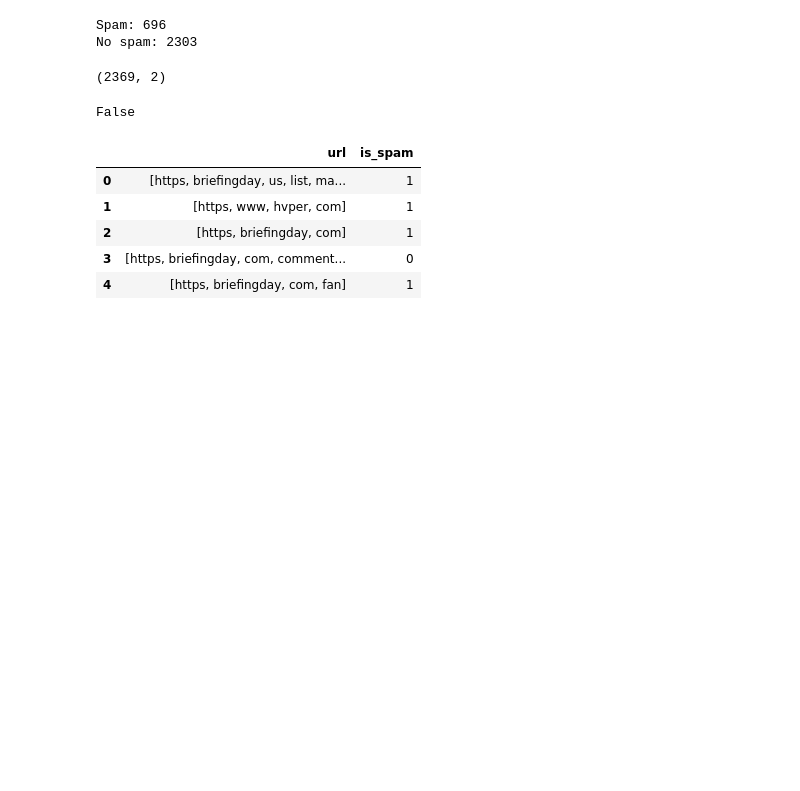
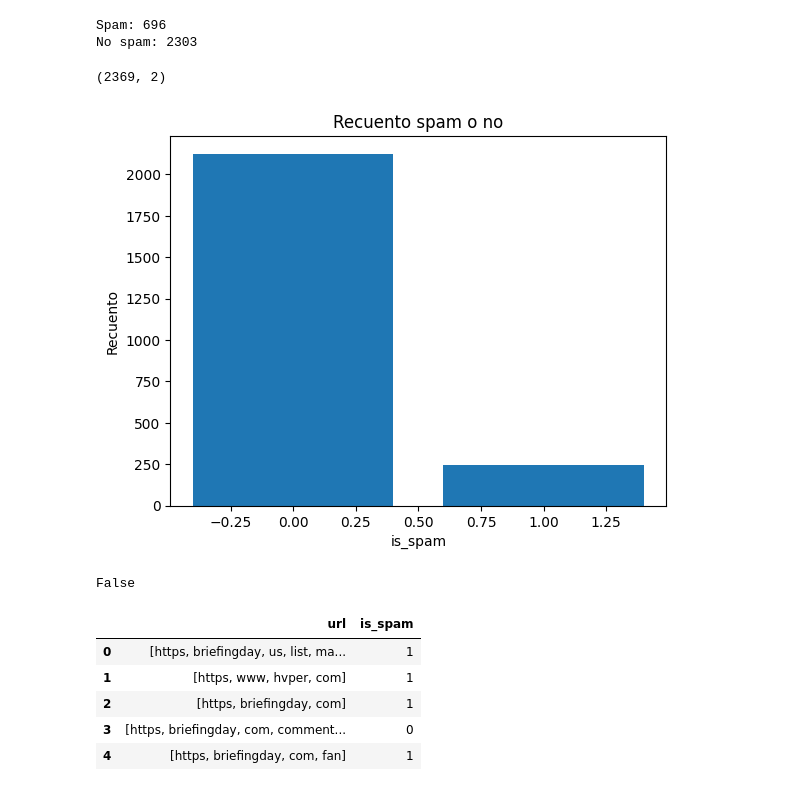
Before and after one commit to RmVa23/NLP, a Jupyter notebook: src/explore.ipynb, the cells around one changed output. Cells and saved outputs as stored; diff of their text form; code cells hidden in the pictures; blank space fills up the shorter version.

```diff
--- a/src/explore.ipynb
+++ b/src/explore.ipynb
@@ -54,6 +55,22 @@ data = data.reset_index(inplace = False, drop = True)
 data.shape
 # %% [output]
 (2369, 2)
+# %%
+# Contar los valores en la columna "is_spam"
+count = data['is_spam'].value_counts()
+
+# Crear el gráfico de barras
+plt.bar(count.index, count.values)
+
+# Añadir etiquetas y título
+plt.xlabel('is_spam')
+plt.ylabel('Recuento')
+plt.title('Recuento spam o no')
+
+# Mostrar el gráfico
+plt.show()
+# %% [output]
+[figure, added]
 # %%
 # Valores nulos
 data.isnull().any().any()
```
Also changed, not shown: parts of 8 cells of this notebook, 1 other file.
